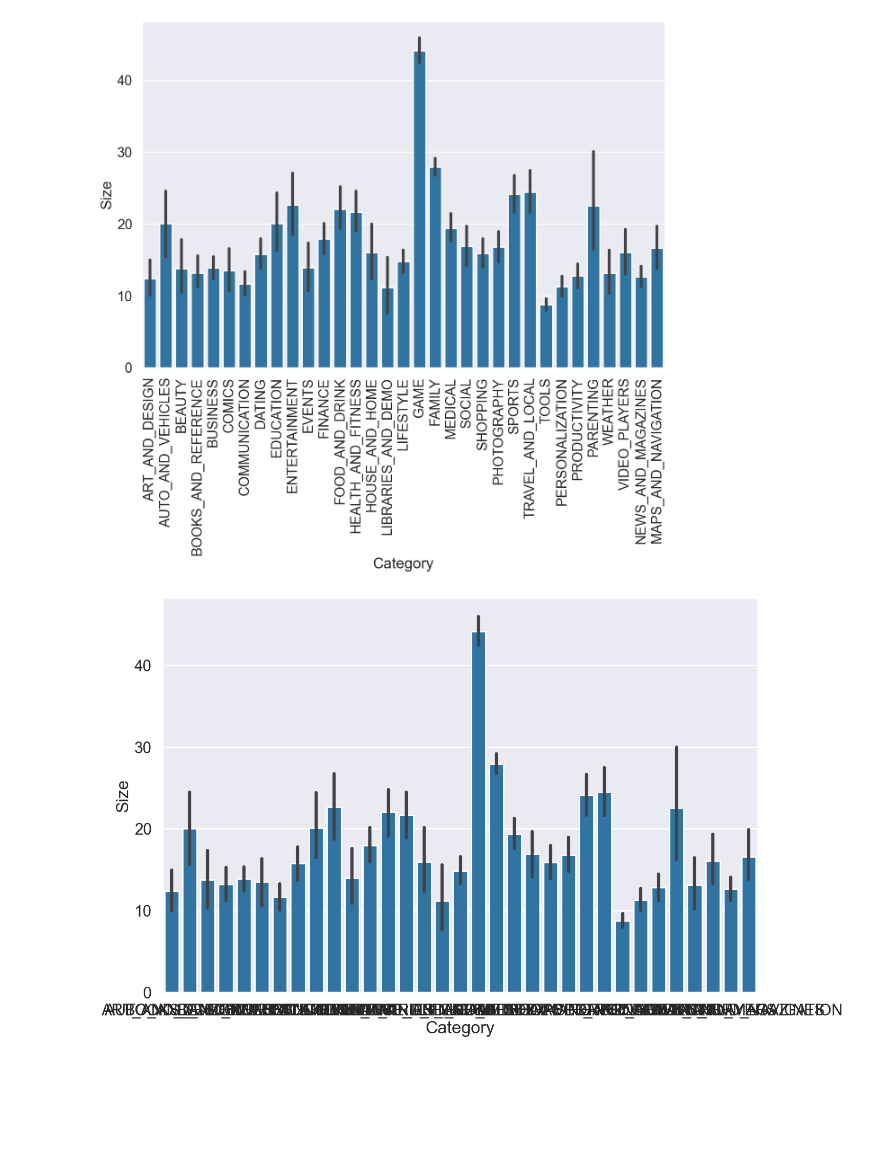
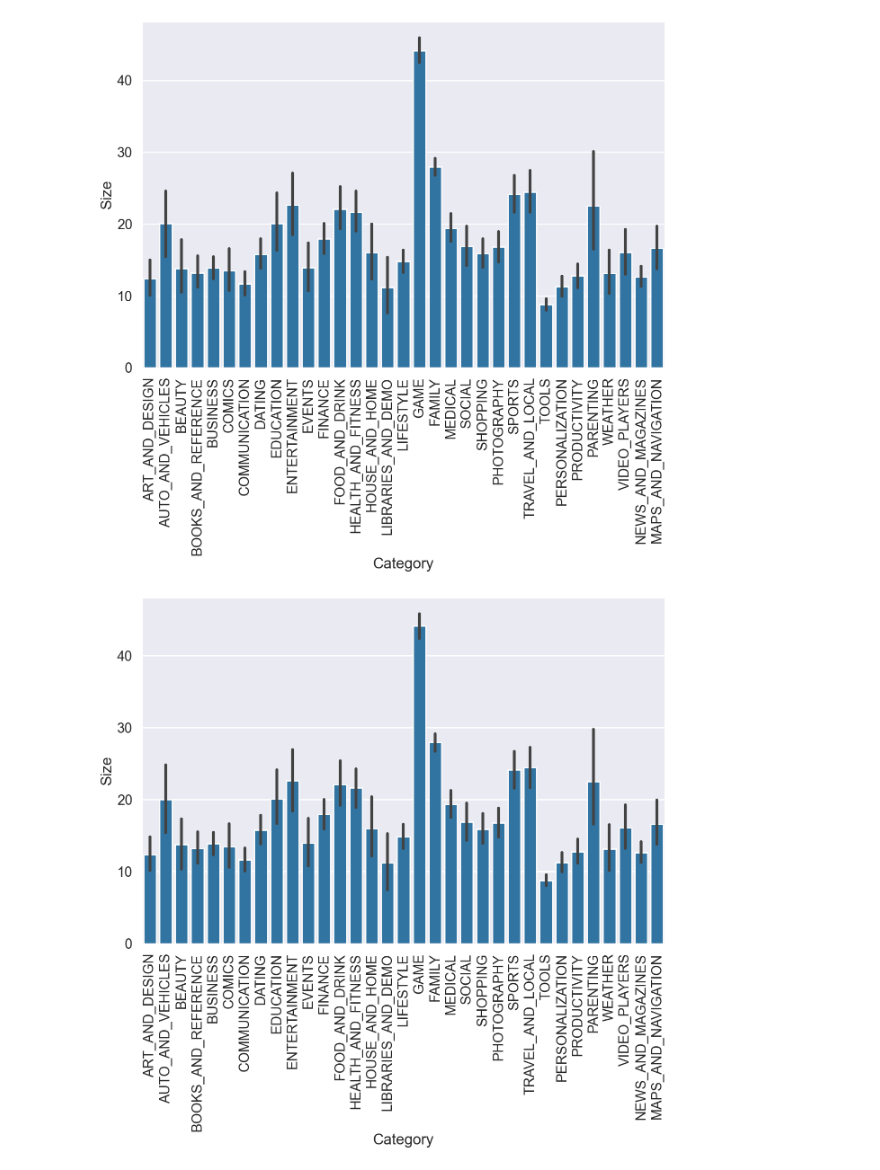
Before and after one commit to FairozAhmadSheikh/ML_bootcamp, a Jupyter notebook: Exploratory_DataAnalysis/Eda_Assignment.ipynb, the cells around one changed output. Drawn from its saved outputs; the diff is of its cells as text; code cells hidden in the pictures; blank space fills up the shorter version.

```diff
--- a/Exploratory_DataAnalysis/Eda_Assignment.ipynb
+++ b/Exploratory_DataAnalysis/Eda_Assignment.ipynb
@@ -255,7 +255,8 @@ plt.show()
 # %%
 l=datacopy.groupby(['Category'])['Size'].mean().sort_values(ascending=False)
 plt.figure(figsize=(15,10))
 sns.barplot(x='Category',y='Size',data=datacopy)
+plt.xticks(rotation=90)
 plt.show()
 # %% [output]
-[figure, old version]
+[figure, new version]
```
